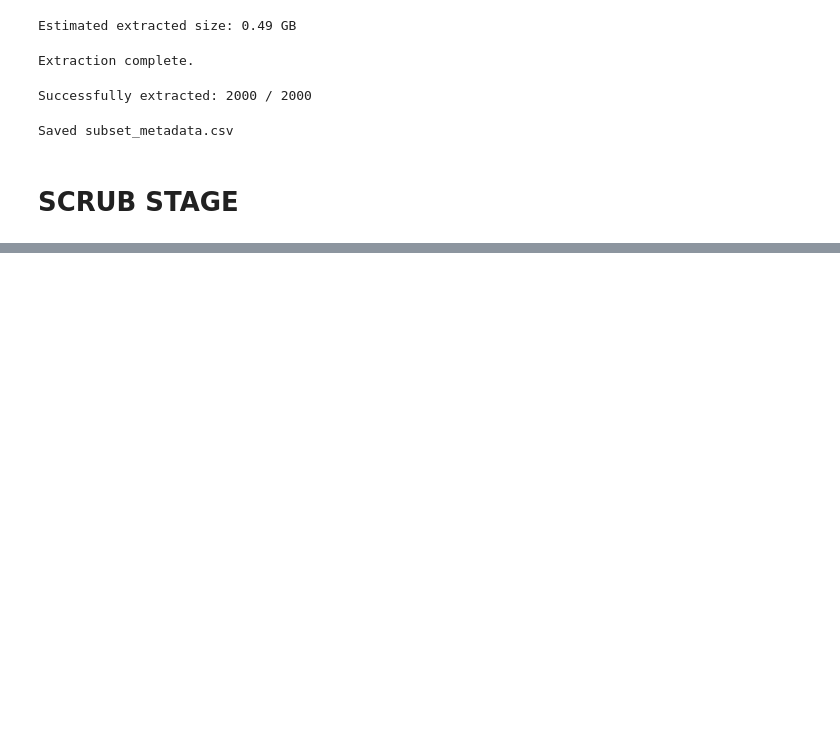
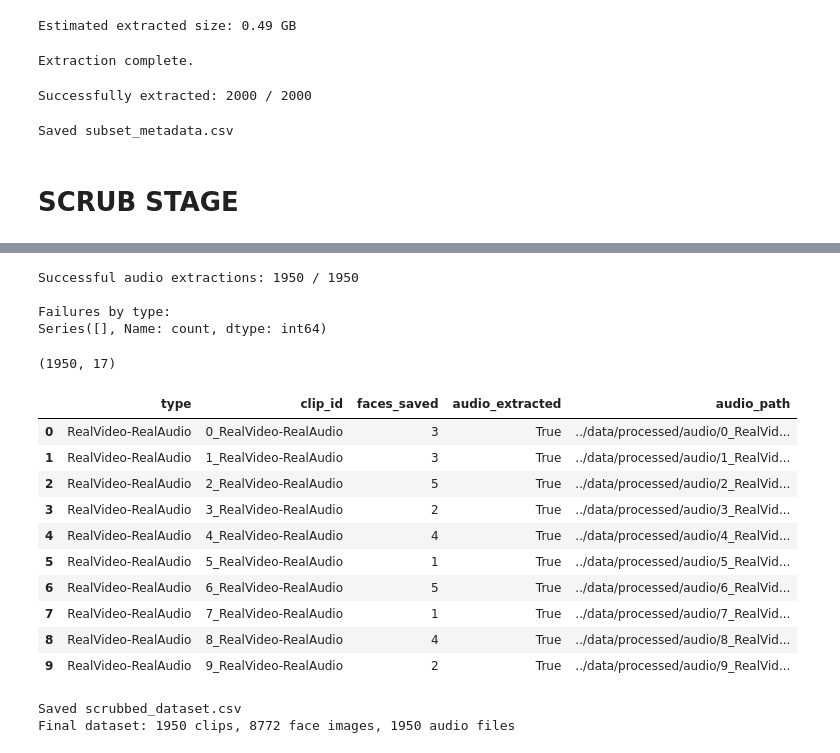
Before and after one commit to shammameshar/deepfake_detection, a Jupyter notebook: notebooks/DeepFakeDetection.ipynb, the cells around one changed output, grey strips where cells are left out. Saved outputs shown, nothing was run; the diff lists cells and outputs as text; code cells hidden in the pictures; blank space fills up the shorter version.

```diff
--- a/notebooks/DeepFakeDetection.ipynb
+++ b/notebooks/DeepFakeDetection.ipynb
@@ -212,0 +369,7 @@ Saved subset_metadata.csv
+# %%
+# Inspect the clips with zero faces detected
+zero_face_clips = results_df[results_df['faces_saved'] == 0]                # results_df[...] — filters our results table down to only the rows where faces_saved equals 0
+
+print(f"Number of clips with 0 faces: {len(zero_face_clips)}")              # print — confirms the count matches what we saw above
+print("\nBreakdown by type:")                                               # print — a header for the next line
+print(zero_face_clips['type'].value_counts())                               # value_counts() — shows how these 50 failures are distributed across our 4 categories (important: if failures cluster in one category, that's a bias risk)
@@ -212,0 +386,6 @@ Saved subset_metadata.csv
+# %%
+# Drop the 50 problem clips and finalize our clean subset
+clean_subset_df = subset_df[~subset_df.index.isin(zero_face_clips['index'])].copy()  # ~subset_df.index.isin(...) — keeps only rows whose index is NOT in our zero_face_clips list; .copy() avoids a pandas warning about modifying a filtered view
+
+print(f"Clean subset size: {len(clean_subset_df)}")                                   # print — should be 2000 - 50 = 1950
+print(clean_subset_df['type'].value_counts())                                         # value_counts() — confirms the new counts per category after dropping the 50
@@ -212,0 +424,66 @@ Saved subset_metadata.csv
+# %%
+# Run audio extraction on the full clean subset
+audio_results = []  # audio_results — an empty list where we'll record each clip's audio extraction outcome
+
+for idx, row in tqdm(clean_subset_df.iterrows(), total=len(clean_subset_df), desc="Extracting audio"):
+    # iterrows() — loops through clean_subset_df one row at a time
+    # tqdm(...) — shows a live progress bar for this 1950-clip loop
+    video_path = "../data/raw/" + row['zip_path']                          # video_path — full local path to this clip's video file
+    clip_id = f"{idx}_{row['type']}"                                       # clip_id — same unique ID convention we used for face crops, so audio/face files can be matched later
+
+    success = extract_audio_from_video(video_path, audio_dir, clip_id)     # extract_audio_from_video — calls our Cell 11 function on this one clip
+
+    audio_results.append({                                                 # append — records this clip's outcome
+        'index': idx,                                                      # index — row number, to trace back to clean_subset_df
+        'type': row['type'],                                              # type — the category label, carried through
+        'clip_id': clip_id,                                                # clip_id — matches the saved .wav filename
+        'audio_extracted': success                                        # audio_extracted — True/False, whether this clip's audio saved successfully
+    })
+
+audio_results_df = pd.DataFrame(audio_results)                             # DataFrame — converts our results list into a table
+
+print(f"Successful audio extractions: {audio_results_df['audio_extracted'].sum()} / {len(audio_results_df)}")  # sum() on booleans — counts how many True values, i.e. successes
+print(f"\nFailures by type:")                                              # print — header for the next line
+print(audio_results_df[~audio_results_df['audio_extracted']]['type'].value_counts())  # ~audio_extracted — filters to only failures, then breaks them down by category
+# %% [output]
+Successful audio extractions: 1950 / 1950
+
+Failures by type:
+Series([], Name: count, dtype: int64)
+# %%
+# Build the final merged dataset table
+results_df_indexed = results_df.set_index('index')                          # set_index — makes 'index' the row label so we can align it with clean_subset_df by matching row numbers
+
+final_df = clean_subset_df.copy()                                           # copy() — start from our clean 1950-row subset, so we don't accidentally modify the original
+final_df['clip_id'] = final_df.index.map(lambda i: f"{i}_{final_df.loc[i, 'type']}")  # map — rebuilds the same clip_id string for every row, matching what we used when saving files
+
+final_df['faces_saved'] = final_df.index.map(results_df_indexed['faces_saved'])  # map — pulls in how many face crops were saved for each clip, matched by row index
+
+final_df['audio_extracted'] = True                                          # audio_extracted — we already know all 1950 succeeded, so we can just set this directly instead of merging
+
+final_df['face_dir'] = str(frames_dir)                                      # face_dir — records where the face images live, so future code knows where to look
+final_df['audio_path'] = final_df['clip_id'].apply(lambda cid: str(audio_dir / f"{cid}.wav"))  # audio_path — builds the exact path to each clip's saved .wav file
+
+print(final_df.shape)                                                       # shape — should be (1950, however many columns we now have)
+final_df[['type', 'clip_id', 'faces_saved', 'audio_extracted', 'audio_path']].head(10)  # head(10) — preview the key new columns to sanity check everything lined up correctly
+# %% [output]
+(1950, 17)
+|  | type | clip_id | faces_saved | audio_extracted | audio_path |
+| 0 | RealVideo-RealAudio | 0_RealVideo-RealAudio | 3 | True | ../data/processed/audio/0_RealVid... |
+| 1 | RealVideo-RealAudio | 1_RealVideo-RealAudio | 3 | True | ../data/processed/audio/1_RealVid... |
+| 2 | RealVideo-RealAudio | 2_RealVideo-RealAudio | 5 | True | ../data/processed/audio/2_RealVid... |
+| 3 | RealVideo-RealAudio | 3_RealVideo-RealAudio | 2 | True | ../data/processed/audio/3_RealVid... |
+| 4 | RealVideo-RealAudio | 4_RealVideo-RealAudio | 4 | True | ../data/processed/audio/4_RealVid... |
+| 5 | RealVideo-RealAudio | 5_RealVideo-RealAudio | 1 | True | ../data/processed/audio/5_RealVid... |
+| 6 | RealVideo-RealAudio | 6_RealVideo-RealAudio | 5 | True | ../data/processed/audio/6_RealVid... |
+| 7 | RealVideo-RealAudio | 7_RealVideo-RealAudio | 1 | True | ../data/processed/audio/7_RealVid... |
+| 8 | RealVideo-RealAudio | 8_RealVideo-RealAudio | 4 | True | ../data/processed/audio/8_RealVid... |
+| 9 | RealVideo-RealAudio | 9_RealVideo-RealAudio | 2 | True | ../data/processed/audio/9_RealVid... |
+# %%
+# Save this as our final Scrub output
+final_df.to_csv("../data/processed/scrubbed_dataset.csv", index=False)     # to_csv — saves our final merged table to disk, this becomes THE reference file for Explore and Model
+print("Saved scrubbed_dataset.csv")                                        # print — confirmation
+print(f"Final dataset: {len(final_df)} clips, {final_df['faces_saved'].sum()} face images, {final_df['audio_extracted'].sum()} audio files")  # print — a one-line summary of everything Scrub produced
+# %% [output]
+Saved scrubbed_dataset.csv
+Final dataset: 1950 clips, 8772 face images, 1950 audio files
```
Also changed, not shown: parts of 11 cells of this notebook, 2 other files.
